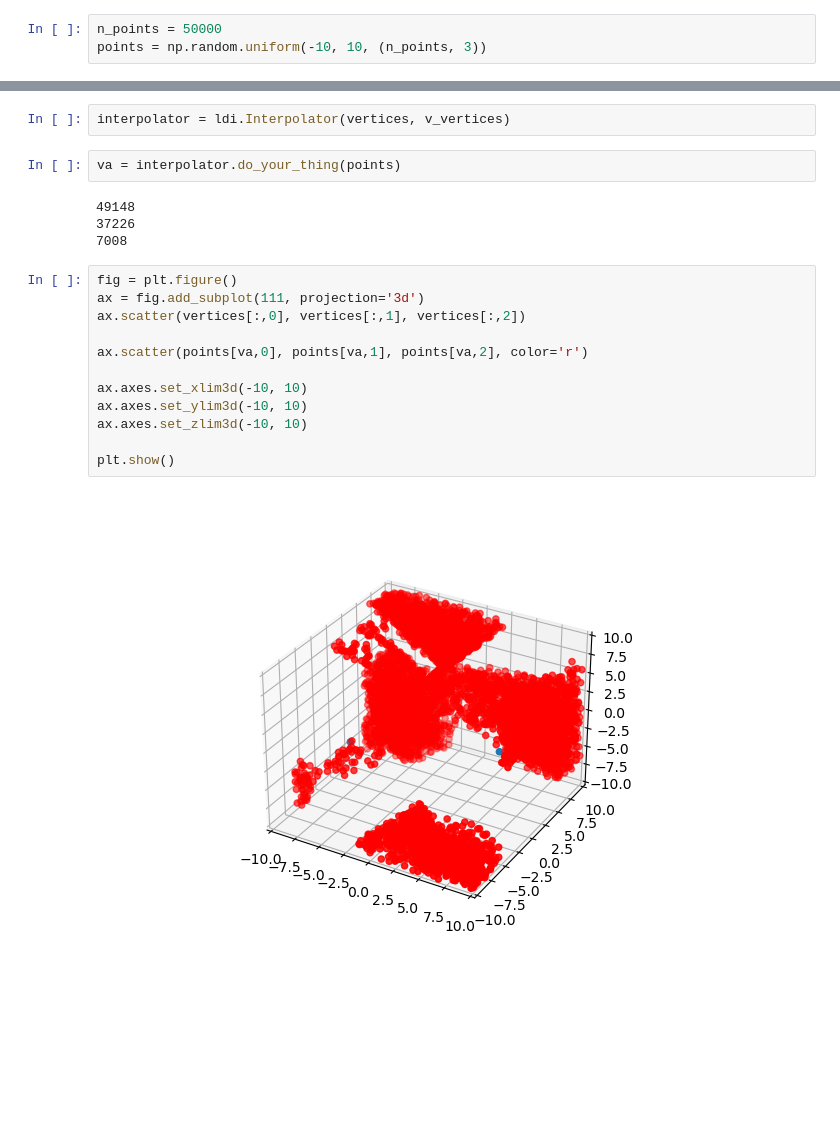
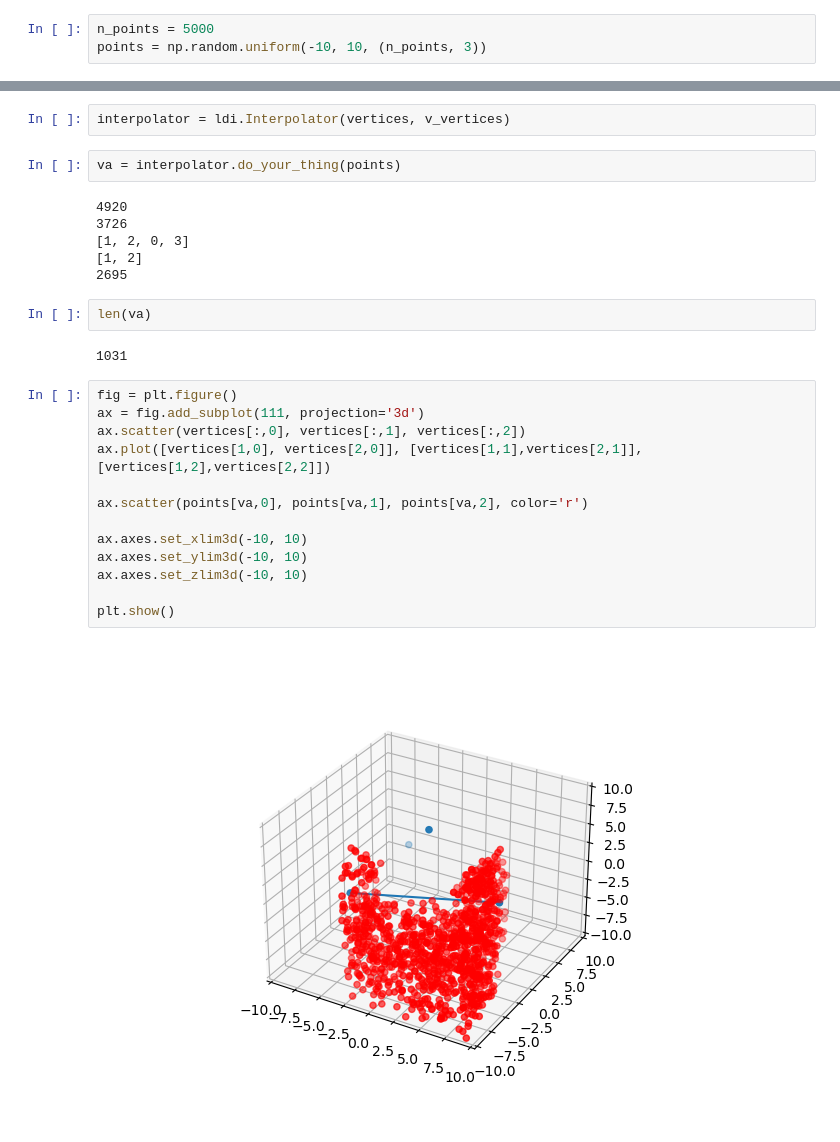
Before and after one commit to uibcdf/LinDelInt, a Jupyter notebook: docs/ldi_3D.ipynb, the cells around one changed output, grey strips where cells are left out. Saved outputs shown, nothing was run; the diff lists cells and outputs as text; blank space fills up the shorter version.

```diff
--- a/docs/ldi_3D.ipynb
+++ b/docs/ldi_3D.ipynb
@@ -20,6 +20,6 @@ vertices[1]=[-5, -5, 0]
 vertices[2]=[7, 0, 0]
 vertices[3]=[0, 0, 7]
 # %%
-n_points = 50000
+n_points = 5000
 points = np.random.uniform(-10, 10, (n_points, 3))
 # %%
@@ -39,20 +37,27 @@ interpolator = ldi.Interpolator(vertices, v_vertices)
 # %%
 va = interpolator.do_your_thing(points)
 # %% [output]
-49148
-37226
-7008
+4920
+3726
+[1, 2, 0, 3]
+[1, 2]
+2695
+# %%
+len(va)
+# %% [output]
+1031
 # %%
 fig = plt.figure()
 ax = fig.add_subplot(111, projection='3d')
 ax.scatter(vertices[:,0], vertices[:,1], vertices[:,2])
+ax.plot([vertices[1,0], vertices[2,0]], [vertices[1,1],vertices[2,1]], [vertices[1,2],vertices[2,2]])
 
 ax.scatter(points[va,0], points[va,1], points[va,2], color='r')
 
 ax.axes.set_xlim3d(-10, 10)
 ax.axes.set_ylim3d(-10, 10)
 ax.axes.set_zlim3d(-10, 10)
 
 plt.show()
 # %% [output]
-[figure, old version]
+[figure, new version]
```
Also changed, not shown: parts of 1 cell of this notebook, 1 other file.
